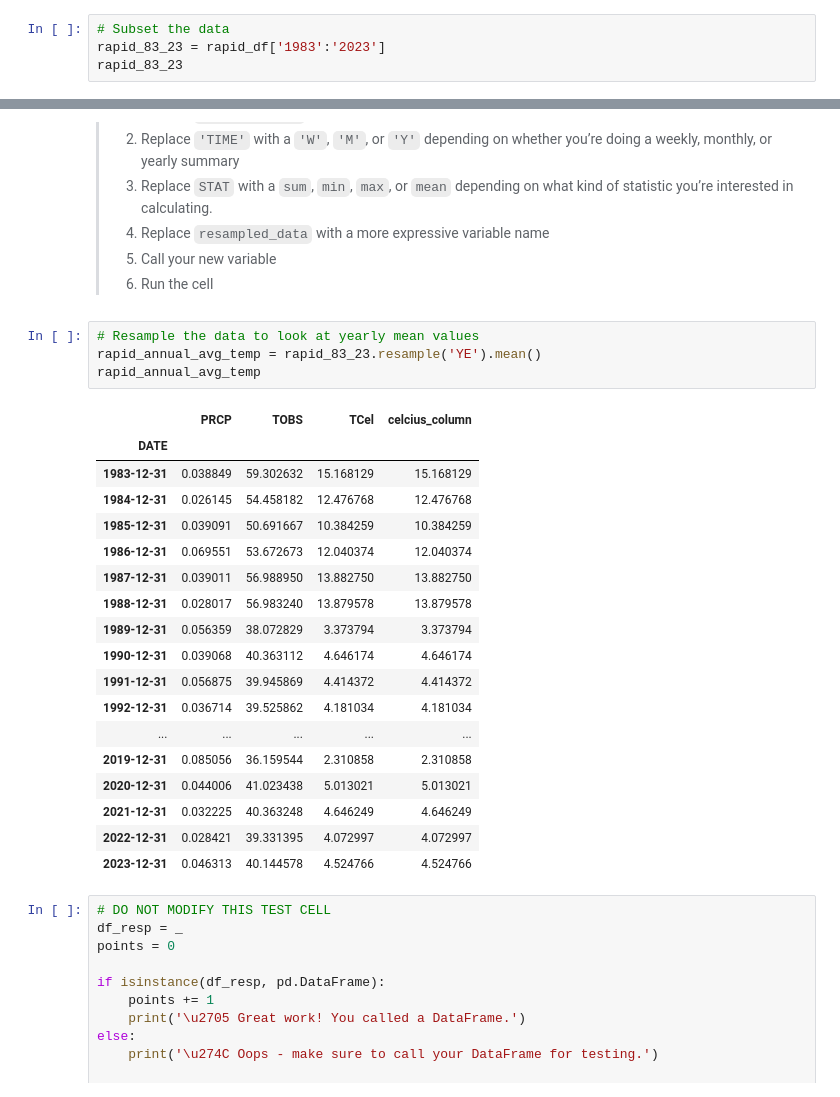
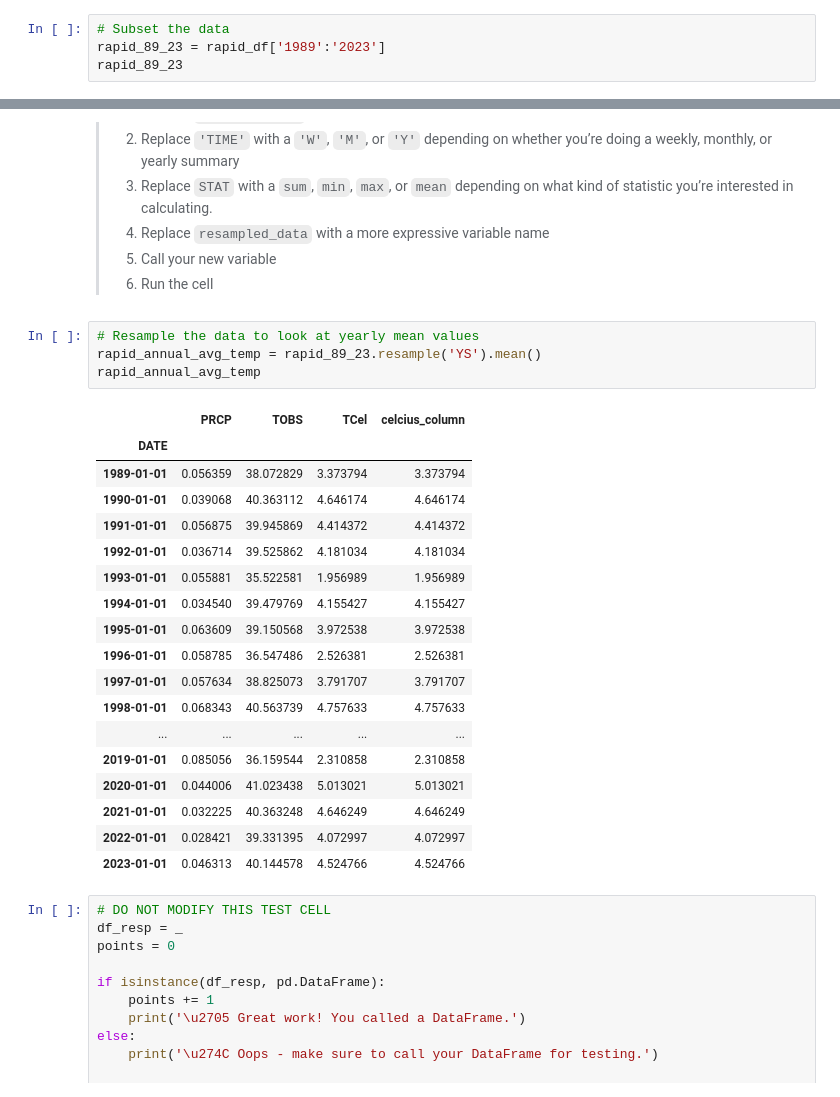
Before and after one commit to angelinawade12/stars-01-get-started-angelinawade12, a Jupyter notebook: rapidcity_weather_analysis.ipynb, the cells around one changed output, grey strips where cells are left out. Saved outputs shown, nothing was run; the diff lists cells and outputs as text.

```diff
--- a/rapidcity_weather_analysis.ipynb
+++ b/rapidcity_weather_analysis.ipynb
@@ -617,8 +617,8 @@ recorded.
 > 5.  Run the cell
 # %%
 # Subset the data
-rapid_83_23 = rapid_df['1983':'2023']
-rapid_83_23
+rapid_89_23 = rapid_df['1989':'2023']
+rapid_89_23
 # %% [output]
 |  | PRCP | TOBS | TCel | celcius_column |
 | DATE |  |  |  |  |
@@ -676,27 +676,27 @@ values.
 > 6.  Run the cell
 # %%
 # Resample the data to look at yearly mean values
-rapid_annual_avg_temp = rapid_83_23.resample('YE').mean()
+rapid_annual_avg_temp = rapid_89_23.resample('YS').mean()
 rapid_annual_avg_temp
 # %% [output]
 |  | PRCP | TOBS | TCel | celcius_column |
 | DATE |  |  |  |  |
-| 1983-12-31 | 0.038849 | 59.302632 | 15.168129 | 15.168129 |
-| 1984-12-31 | 0.026145 | 54.458182 | 12.476768 | 12.476768 |
-| 1985-12-31 | 0.039091 | 50.691667 | 10.384259 | 10.384259 |
-| 1986-12-31 | 0.069551 | 53.672673 | 12.040374 | 12.040374 |
-| 1987-12-31 | 0.039011 | 56.988950 | 13.882750 | 13.882750 |
-| 1988-12-31 | 0.028017 | 56.983240 | 13.879578 | 13.879578 |
-| 1989-12-31 | 0.056359 | 38.072829 | 3.373794 | 3.373794 |
-| 1990-12-31 | 0.039068 | 40.363112 | 4.646174 | 4.646174 |
-| 1991-12-31 | 0.056875 | 39.945869 | 4.414372 | 4.414372 |
-| 1992-12-31 | 0.036714 | 39.525862 | 4.181034 | 4.181034 |
+| 1989-01-01 | 0.056359 | 38.072829 | 3.373794 | 3.373794 |
+| 1990-01-01 | 0.039068 | 40.363112 | 4.646174 | 4.646174 |
+| 1991-01-01 | 0.056875 | 39.945869 | 4.414372 | 4.414372 |
+| 1992-01-01 | 0.036714 | 39.525862 | 4.181034 | 4.181034 |
+| 1993-01-01 | 0.055881 | 35.522581 | 1.956989 | 1.956989 |
+| 1994-01-01 | 0.034540 | 39.479769 | 4.155427 | 4.155427 |
+| 1995-01-01 | 0.063609 | 39.150568 | 3.972538 | 3.972538 |
+| 1996-01-01 | 0.058785 | 36.547486 | 2.526381 | 2.526381 |
+| 1997-01-01 | 0.057634 | 38.825073 | 3.791707 | 3.791707 |
+| 1998-01-01 | 0.068343 | 40.563739 | 4.757633 | 4.757633 |
 | ... | ... | ... | ... | ... |
-| 2019-12-31 | 0.085056 | 36.159544 | 2.310858 | 2.310858 |
-| 2020-12-31 | 0.044006 | 41.023438 | 5.013021 | 5.013021 |
-| 2021-12-31 | 0.032225 | 40.363248 | 4.646249 | 4.646249 |
-| 2022-12-31 | 0.028421 | 39.331395 | 4.072997 | 4.072997 |
-| 2023-12-31 | 0.046313 | 40.144578 | 4.524766 | 4.524766 |
+| 2019-01-01 | 0.085056 | 36.159544 | 2.310858 | 2.310858 |
+| 2020-01-01 | 0.044006 | 41.023438 | 5.013021 | 5.013021 |
+| 2021-01-01 | 0.032225 | 40.363248 | 4.646249 | 4.646249 |
+| 2022-01-01 | 0.028421 | 39.331395 | 4.072997 | 4.072997 |
+| 2023-01-01 | 0.046313 | 40.144578 | 4.524766 | 4.524766 |
 # %%
 # DO NOT MODIFY THIS TEST CELL
 df_resp = _
```
Also changed, not shown: parts of 2 cells of this notebook, 7 other files.
